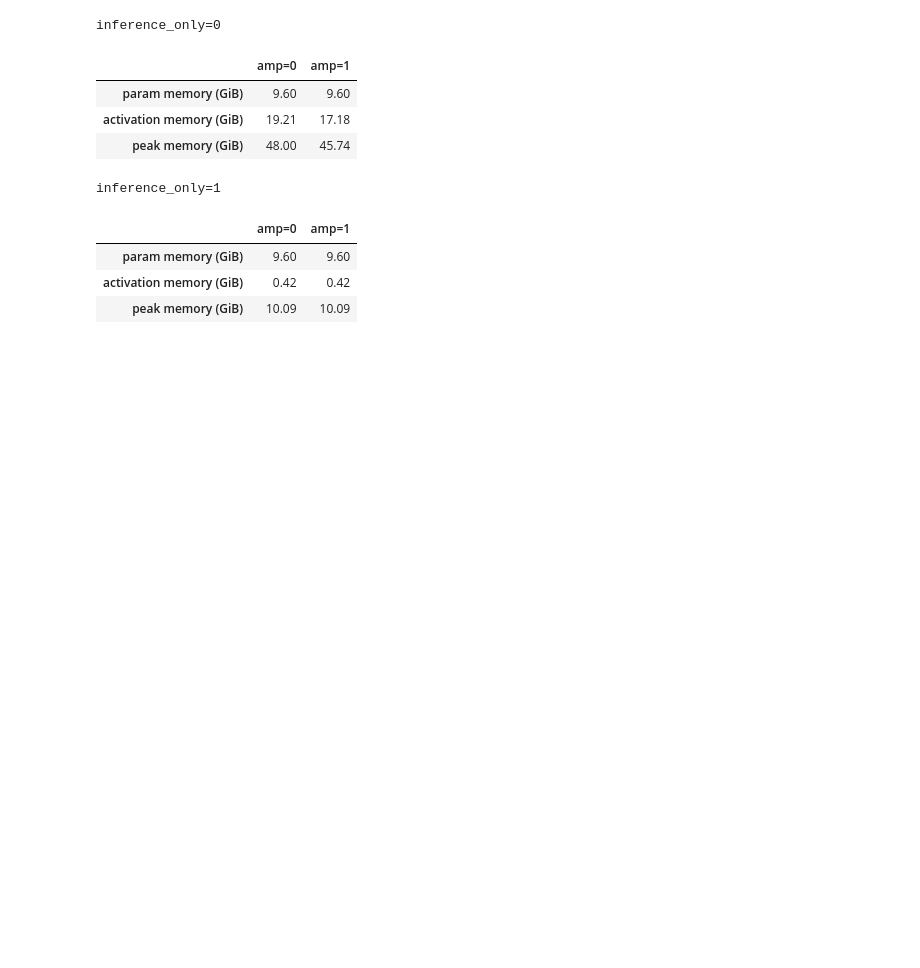
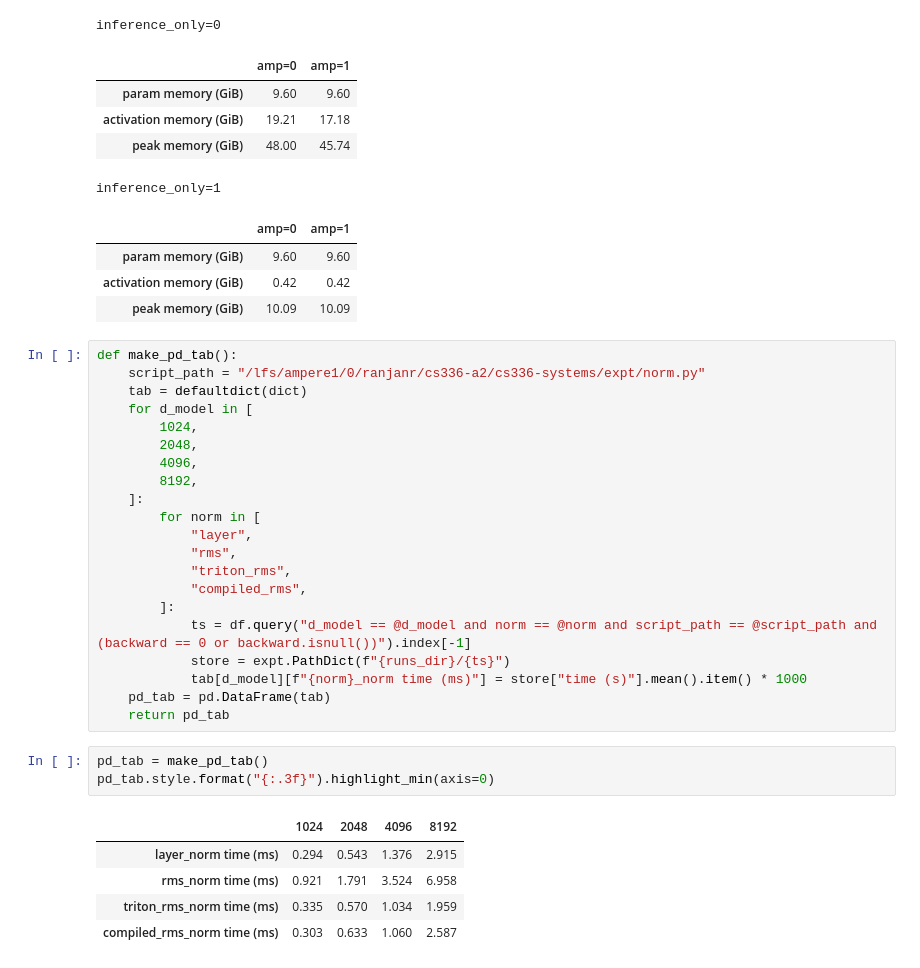
Before and after one commit to rishabh-ranjan/cs336-a2, a Jupyter notebook: cs336-systems/expt/2024-05-04.ipynb, the cells around one changed output. Cells and saved outputs as stored; diff of their text form; blank space fills up the shorter version.

```diff
--- a/cs336-systems/expt/2024-05-04.ipynb
+++ b/cs336-systems/expt/2024-05-04.ipynb
@@ -97,3 +101,33 @@ inference_only=1
 | param memory (GiB) | 9.60 | 9.60 |
 | activation memory (GiB) | 0.42 | 0.42 |
 | peak memory (GiB) | 10.09 | 10.09 |
+# %%
+def make_pd_tab():
+    script_path = "/lfs/ampere1/0/ranjanr/cs336-a2/cs336-systems/expt/norm.py"
+    tab = defaultdict(dict)
+    for d_model in [
+        1024,
+        2048,
+        4096,
+        8192,
+    ]:
+        for norm in [
+            "layer",
+            "rms",
+            "triton_rms",
+            "compiled_rms",
+        ]:
+            ts = df.query("d_model == @d_model and norm == @norm and script_path == @script_path and (backward == 0 or backward.isnull())").index[-1]
+            store = expt.PathDict(f"{runs_dir}/{ts}")
+            tab[d_model][f"{norm}_norm time (ms)"] = store["time (s)"].mean().item() * 1000
+    pd_tab = pd.DataFrame(tab)
+    return pd_tab
+# %%
+pd_tab = make_pd_tab()
+pd_tab.style.format("{:.3f}").highlight_min(axis=0)
+# %% [output]
+|  | 1024 | 2048 | 4096 | 8192 |
+| layer_norm time (ms) | 0.294 | 0.543 | 1.376 | 2.915 |
+| rms_norm time (ms) | 0.921 | 1.791 | 3.524 | 6.958 |
+| triton_rms_norm time (ms) | 0.335 | 0.570 | 1.034 | 1.959 |
+| compiled_rms_norm time (ms) | 0.303 | 0.633 | 1.060 | 2.587 |
```
Also changed, not shown: parts of 8 cells of this notebook, 1 other file.
